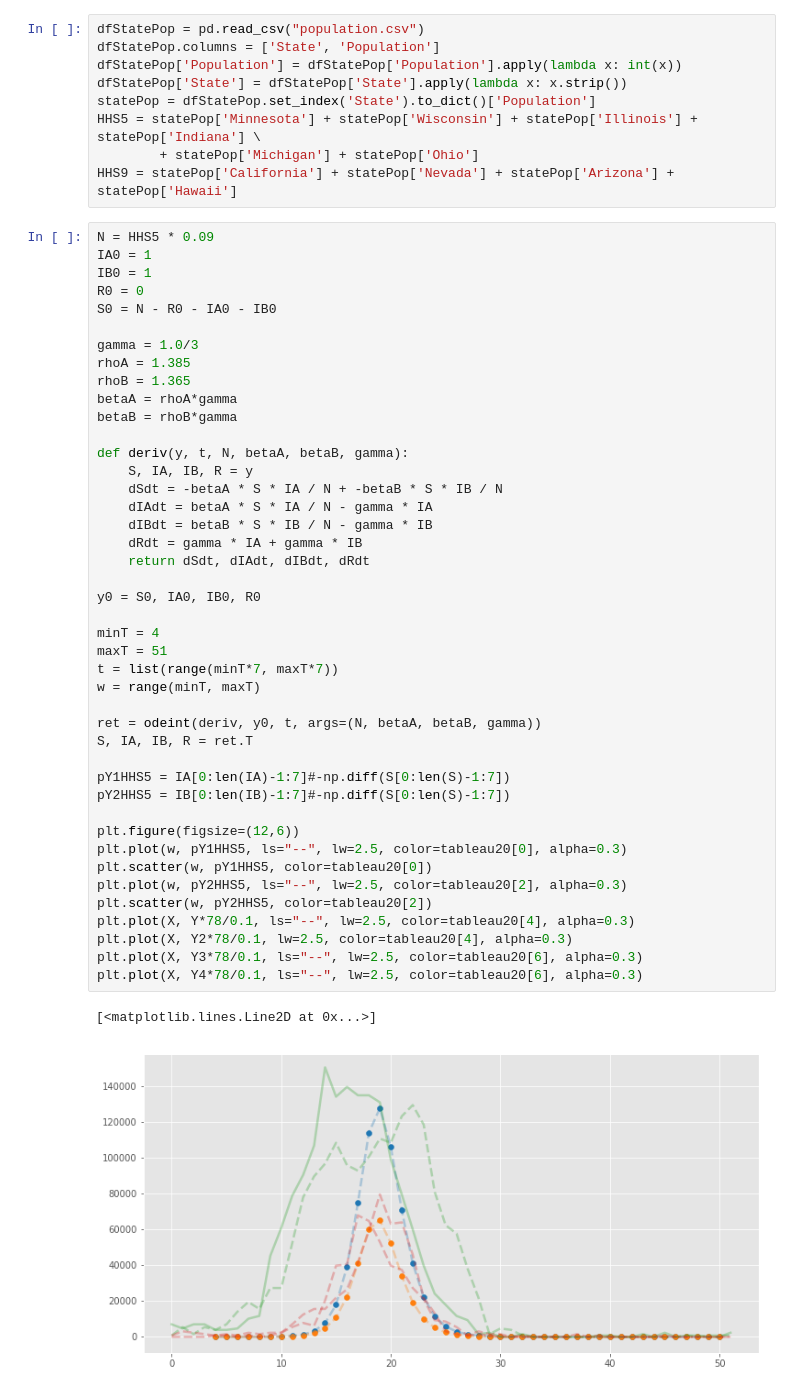
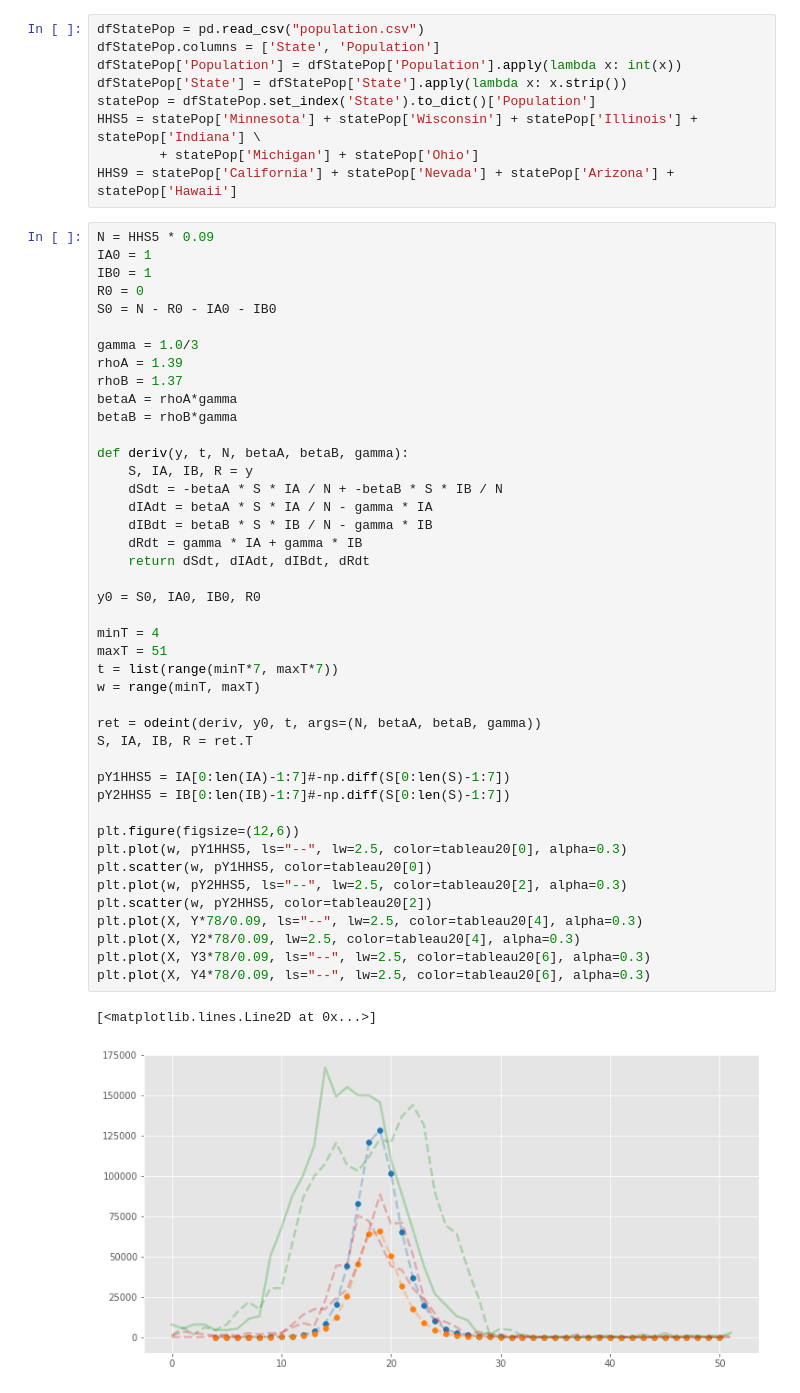
Before and after one commit to GaloisInc/AMIDOL, a Jupyter notebook: demo/FluData/CDC Model Exploration.ipynb, the cells around one changed output. Cells and saved outputs as stored; diff of their text form.

```diff
--- a/demo/FluData/CDC Model Exploration.ipynb
+++ b/demo/FluData/CDC Model Exploration.ipynb
@@ -84,42 +84,42 @@ R0 = 0
 S0 = N - R0 - IA0 - IB0
 
 gamma = 1.0/3
-rhoA = 1.385
-rhoB = 1.365
+rhoA = 1.39
+rhoB = 1.37
 betaA = rhoA*gamma
 betaB = rhoB*gamma
 
 def deriv(y, t, N, betaA, betaB, gamma):
     S, IA, IB, R = y
     dSdt = -betaA * S * IA / N + -betaB * S * IB / N
     dIAdt = betaA * S * IA / N - gamma * IA
     dIBdt = betaB * S * IB / N - gamma * IB
     dRdt = gamma * IA + gamma * IB
     return dSdt, dIAdt, dIBdt, dRdt
 
 y0 = S0, IA0, IB0, R0
 
 minT = 4
 maxT = 51
 t = list(range(minT*7, maxT*7))
 w = range(minT, maxT)
 
 ret = odeint(deriv, y0, t, args=(N, betaA, betaB, gamma))
 S, IA, IB, R = ret.T
 
 pY1HHS5 = IA[0:len(IA)-1:7]#-np.diff(S[0:len(S)-1:7])
 pY2HHS5 = IB[0:len(IB)-1:7]#-np.diff(S[0:len(S)-1:7])
 
 plt.figure(figsize=(12,6))
 plt.plot(w, pY1HHS5, ls="--", lw=2.5, color=tableau20[0], alpha=0.3)
 plt.scatter(w, pY1HHS5, color=tableau20[0])
 plt.plot(w, pY2HHS5, ls="--", lw=2.5, color=tableau20[2], alpha=0.3)
 plt.scatter(w, pY2HHS5, color=tableau20[2])
-plt.plot(X, Y*78/0.1, ls="--", lw=2.5, color=tableau20[4], alpha=0.3)
-plt.plot(X, Y2*78/0.1, lw=2.5, color=tableau20[4], alpha=0.3)
-plt.plot(X, Y3*78/0.1, ls="--", lw=2.5, color=tableau20[6], alpha=0.3)
-plt.plot(X, Y4*78/0.1, ls="--", lw=2.5, color=tableau20[6], alpha=0.3)
+plt.plot(X, Y*78/0.09, ls="--", lw=2.5, color=tableau20[4], alpha=0.3)
+plt.plot(X, Y2*78/0.09, lw=2.5, color=tableau20[4], alpha=0.3)
+plt.plot(X, Y3*78/0.09, ls="--", lw=2.5, color=tableau20[6], alpha=0.3)
+plt.plot(X, Y4*78/0.09, ls="--", lw=2.5, color=tableau20[6], alpha=0.3)
 # %% [output]
 [<matplotlib.lines.Line2D at 0x...>]
-[figure, old version]
+[figure, new version]
 # %%
```
Also changed, not shown: parts of 1 cell of this notebook, 2 other files.
